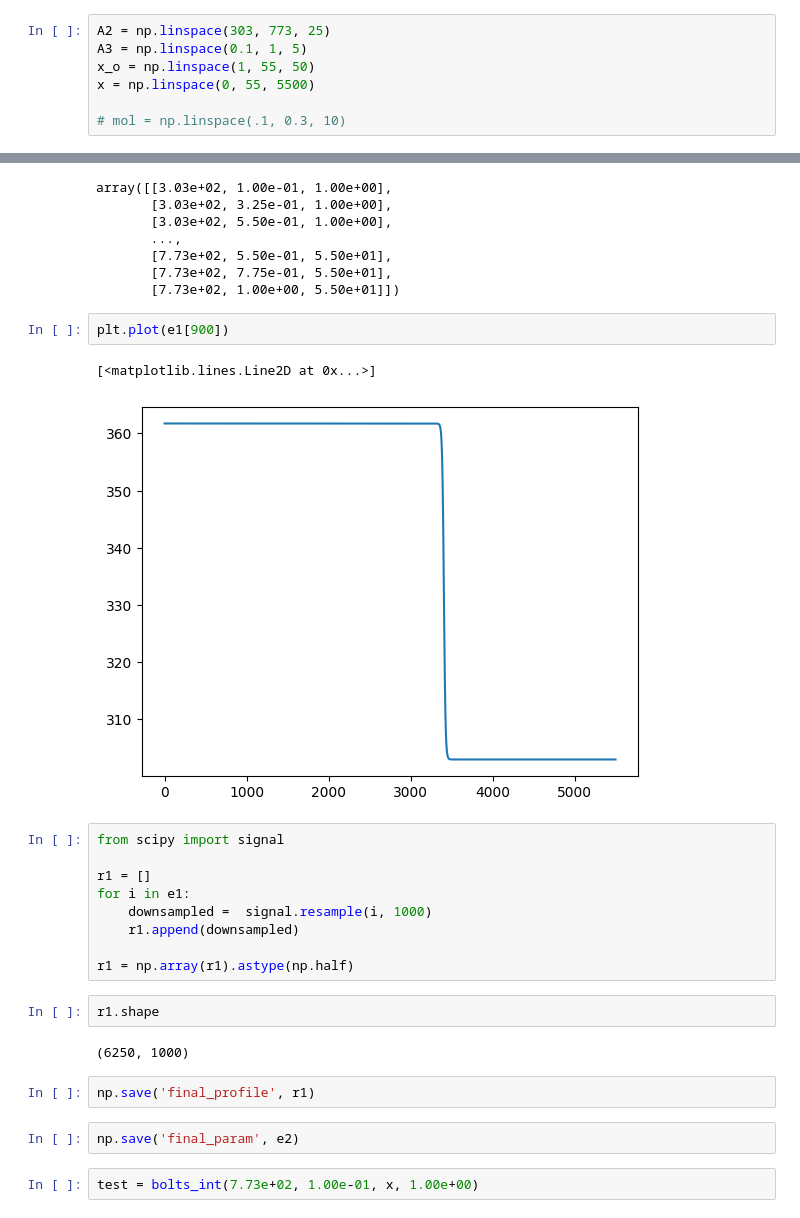
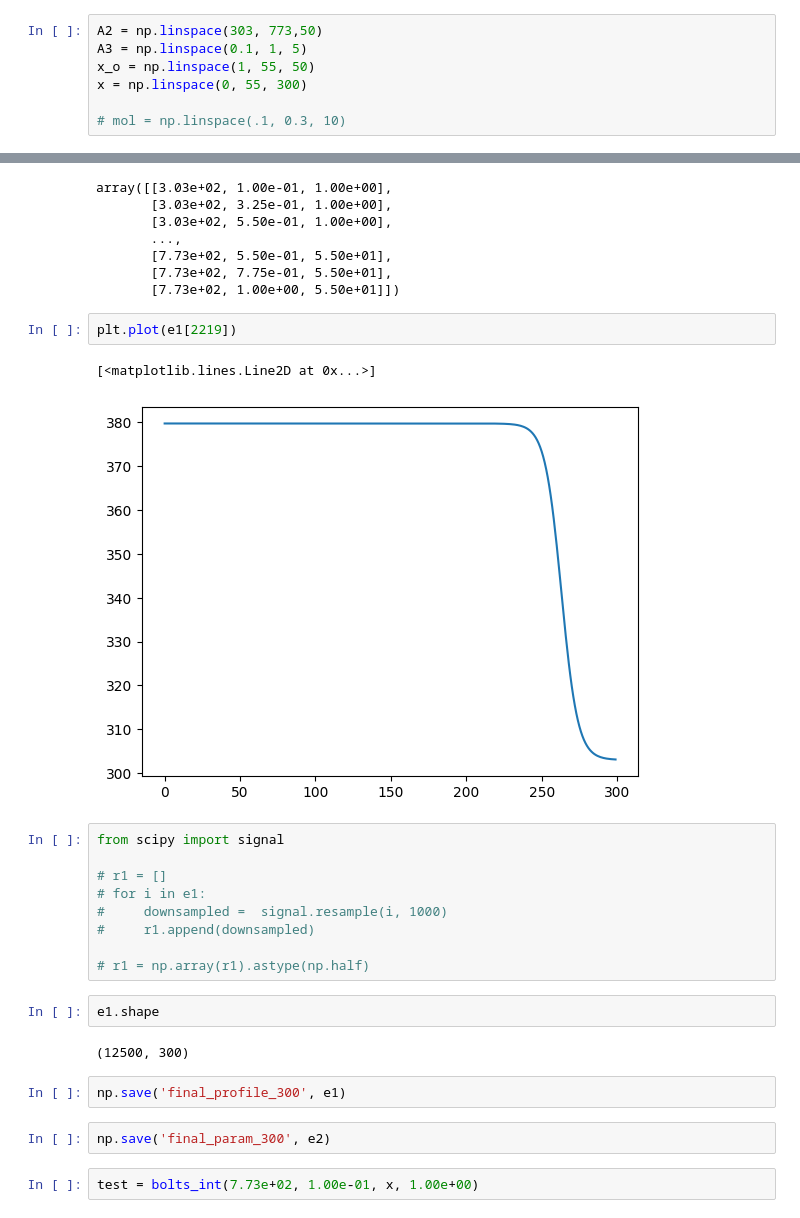
Before and after one commit to CaffineAddic/Flame_dianostics-temperature_profile_estimation_using_ML, a Jupyter notebook: Spectra_gen/Profile/Top_hat_profile.ipynb, the cells around one changed output, grey strips where cells are left out. Drawn from its saved outputs; the diff is of its cells as text.

```diff
--- a/Spectra_gen/Profile/Top_hat_profile.ipynb
+++ b/Spectra_gen/Profile/Top_hat_profile.ipynb
@@ -28,10 +28,10 @@ A2 = 700
 A3 = .5
 x_o = 22
 # %%
-A2 = np.linspace(303, 773, 25)
+A2 = np.linspace(303, 773,50)
 A3 = np.linspace(0.1, 1, 5)
 x_o = np.linspace(1, 55, 50)
-x = np.linspace(0, 55, 5500)
+x = np.linspace(0, 55, 300)
 
 # mol = np.linspace(.1, 0.3, 10)
 # %%
@@ -82,27 +82,27 @@ array([[3.03e+02, 1.00e-01, 1.00e+00],
        [7.73e+02, 7.75e-01, 5.50e+01],
        [7.73e+02, 1.00e+00, 5.50e+01]])
 # %%
-plt.plot(e1[900])
+plt.plot(e1[2219])
 # %% [output]
 [<matplotlib.lines.Line2D at 0x...>]
-[figure, old version]
+[figure, new version]
 # %%
 from scipy import signal
 
-r1 = []
-for i in e1:
-    downsampled =  signal.resample(i, 1000)
-    r1.append(downsampled)
+# r1 = []
+# for i in e1:
+#     downsampled =  signal.resample(i, 1000)
+#     r1.append(downsampled)
 
-r1 = np.array(r1).astype(np.half)
+# r1 = np.array(r1).astype(np.half)
 # %%
-r1.shape
+e1.shape
 # %% [output]
-(6250, 1000)
+(12500, 300)
 # %%
-np.save('final_profile', r1)
+np.save('final_profile_300', e1)
 # %%
-np.save('final_param', e2)
+np.save('final_param_300', e2)
 # %%
 test = bolts_int(7.73e+02, 1.00e-01, x, 1.00e+00)
 # %%
```
Also changed, not shown: parts of 1 cell of this notebook, 2 other files.
